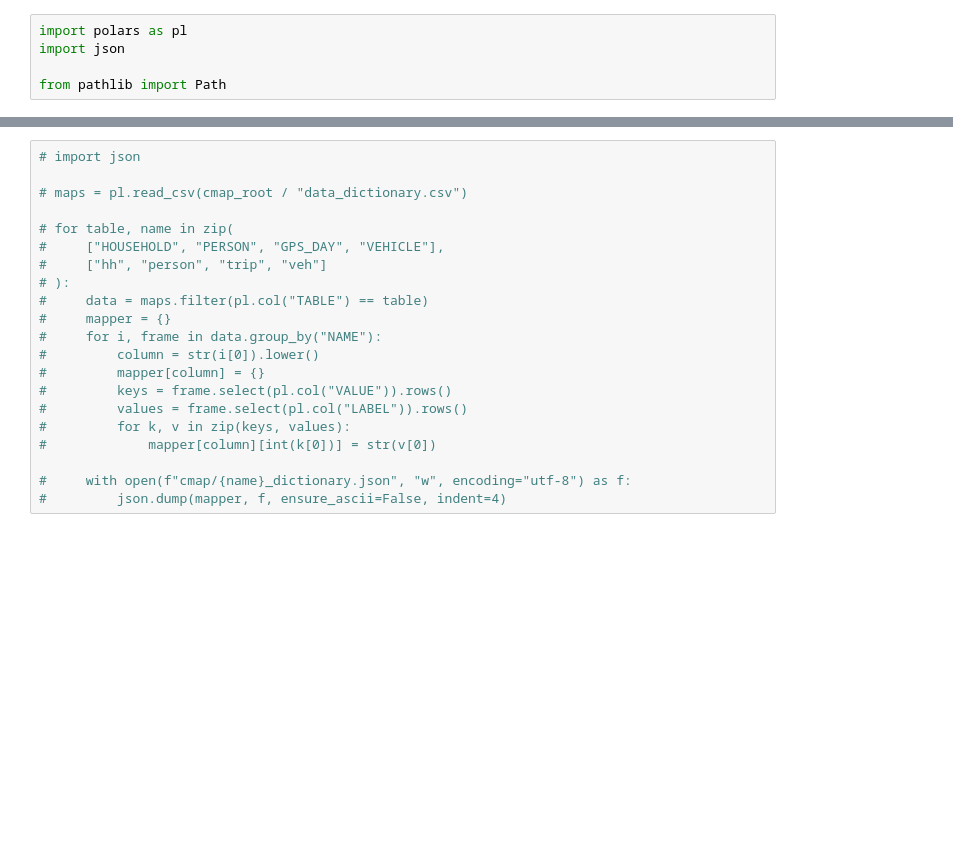
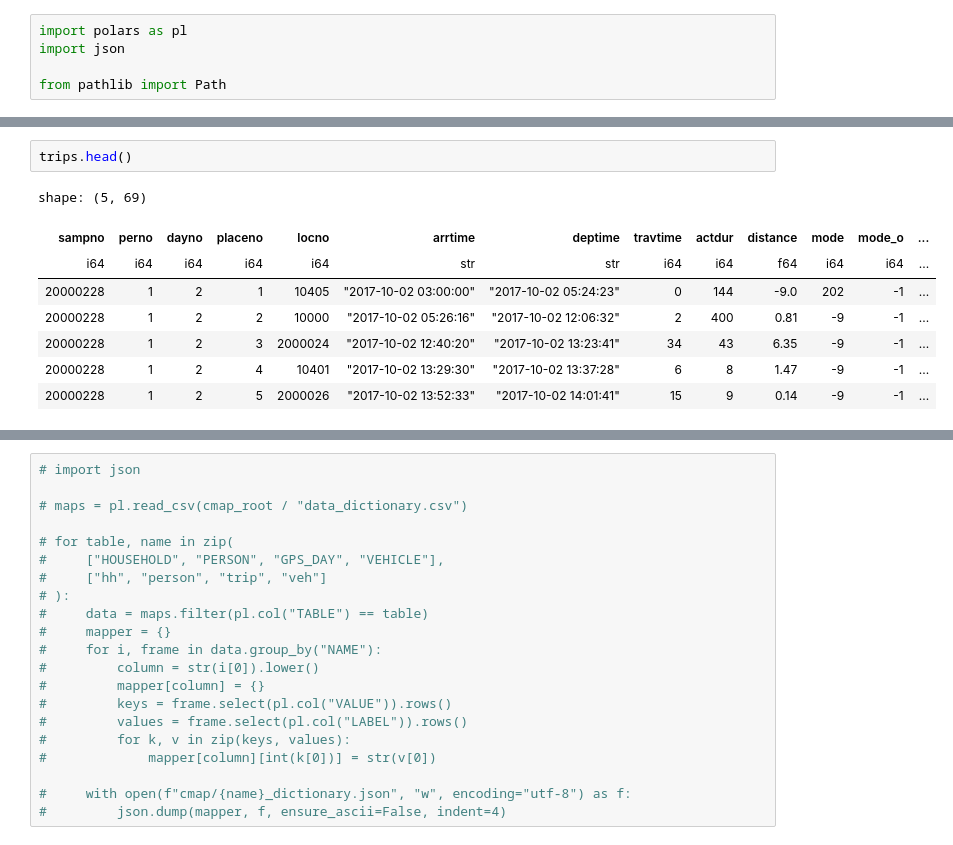
Before and after one commit to fredshone/foundata, a Jupyter notebook: cmap.ipynb, the cells around one changed output, grey strips where cells are left out. Cells and saved outputs as stored; diff of their text form; blank space fills up the shorter version.

```diff
--- a/cmap.ipynb
+++ b/cmap.ipynb
@@ -64,0 +138,11 @@ AttributeError: 'DataFrame' object has no attribute 'contains'
+# %%
+trips.head()
+# %% [output]
+shape: (5, 69)
+| sampno | perno | dayno | placeno | locno | arrtime | deptime | travtime | actdur | distance | mode | mode_o | ... |
+| i64 | i64 | i64 | i64 | i64 | str | str | i64 | i64 | f64 | i64 | i64 | ... |
+| 20000228 | 1 | 2 | 1 | 10405 | "2017-10-02 03:00:00" | "2017-10-02 05:24:23" | 0 | 144 | -9.0 | 202 | -1 | ... |
+| 20000228 | 1 | 2 | 2 | 10000 | "2017-10-02 05:26:16" | "2017-10-02 12:06:32" | 2 | 400 | 0.81 | -9 | -1 | ... |
+| 20000228 | 1 | 2 | 3 | 2000024 | "2017-10-02 12:40:20" | "2017-10-02 13:23:41" | 34 | 43 | 6.35 | -9 | -1 | ... |
+| 20000228 | 1 | 2 | 4 | 10401 | "2017-10-02 13:29:30" | "2017-10-02 13:37:28" | 6 | 8 | 1.47 | -9 | -1 | ... |
+| 20000228 | 1 | 2 | 5 | 2000026 | "2017-10-02 13:52:33" | "2017-10-02 14:01:41" | 15 | 9 | 0.14 | -9 | -1 | ... |
```
Also changed, not shown: parts of 7 cells of this notebook, 6 other files.
